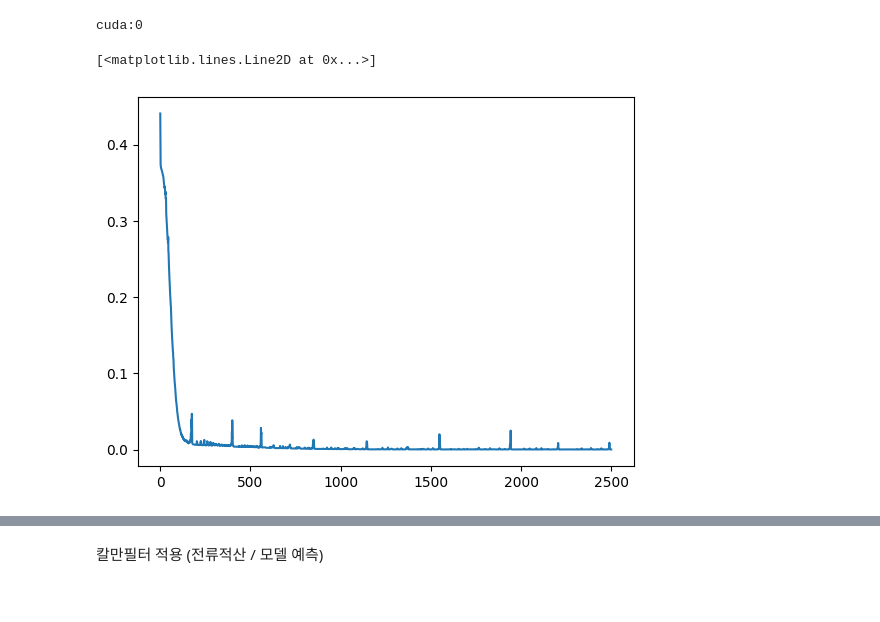
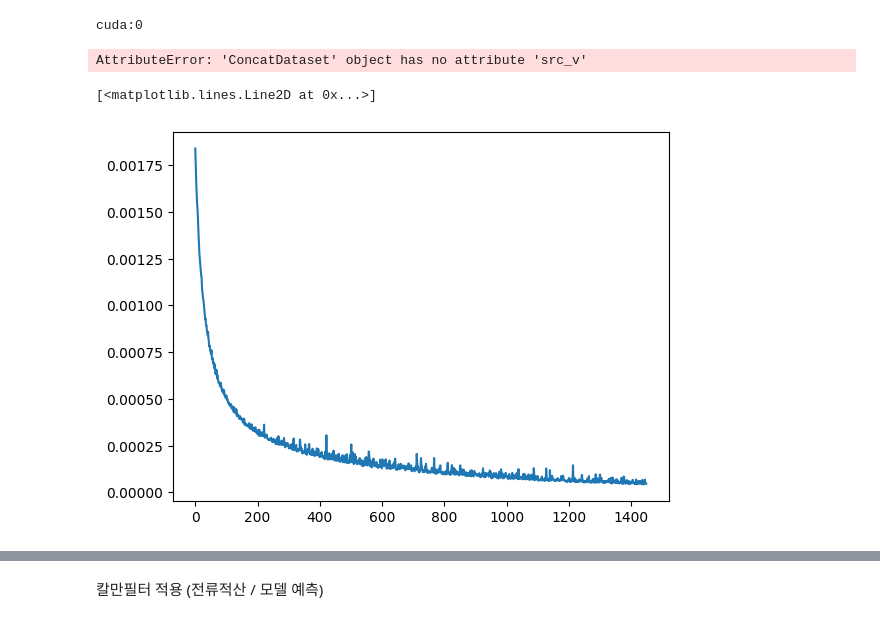
Before and after one commit to fertile04/HoHo, a Jupyter notebook: SOC_tf_0811/new_prac_tf(mul_data)(plan_1)(v,c)(1dcnn)(kalman).ipynb, the cells around one changed output, grey strips where cells are left out. Cells and saved outputs as stored; diff of their text form; code cells hidden in the pictures.

```diff
--- a/SOC_tf_0811/new_prac_tf(mul_data)(plan_1)(v,c)(1dcnn)(kalman).ipynb
+++ b/SOC_tf_0811/new_prac_tf(mul_data)(plan_1)(v,c)(1dcnn)(kalman).ipynb
@@ -143,21 +142,23 @@ class CustomDataset(Dataset):
         return self.length
 # %%
 train_dataset_1 = StrideDataset("DST_80.csv", 50, 20, 1919, stride=5)
-train_dataset_2 = StrideDataset("FUDS_80.csv", 50, 20, 2586, stride=5)
+train_dataset_2 = StrideDataset("US06_80.csv", 50, 20, 1207, stride=5)
 
 train_dataset = torch.utils.data.ConcatDataset([train_dataset_1, train_dataset_2])
 
 
 
-train_dataloader = DataLoader(train_dataset, batch_size=257, shuffle=False, drop_last=False)
-dataset_d = CustomDataset("US06_80.csv", 1207)
+train_dataloader = DataLoader(train_dataset, batch_size=257, shuffle=True, drop_last=False)
+# dataset_d = CustomDataset("DST_80.csv", 1919)
 # %%
 # plt.plot(train_dataset_1)
 # plt.show()
-# plt.plot(train_dataset.src_v.squeeze())
-# plt.show()
-# plt.plot(train_dataset.trg.squeeze())
-# plt.show()
+plt.plot(train_dataset.src_v.squeeze())
+plt.show()
+plt.plot(train_dataset.trg.squeeze())
+plt.show()
+# %% [output]
+AttributeError: 'ConcatDataset' object has no attribute 'src_v'
 # %%
 class TFModel(nn.Module):
     def __init__(self, d_model, nhead, nhid, nlayers, dropout=0.5):
@@ -202,14 +203,14 @@ class TFModel(nn.Module):
 
     #def forward(self, src, tgt, srcmask, tgtmask):
     def forward(self, src_v, src_c, tgt_s, srcmask, tgtmask):
-        #src_v = self.coder_in(src_v)
-        src_v = self.conv_in(src_v.transpose(2,1)).transpose(2,1)
+        src_v = self.coder_in(src_v)
+        # src_v = self.conv_in(src_v.transpose(2,1)).transpose(2,1)
         #src_v = self.linear_in(src_v)
         src_v = self.coder_pos(src_v)
 
         #src_c = self.coder_in(src_c)
-        src_c = self.conv_in(src_c.transpose(2,1)).transpose(2,1)
-        #src_c = self.linear_in(src_c)
+        # src_c = self.conv_in(src_c.transpose(2,1)).transpose(2,1)
+        src_c = self.linear_in(src_c)
         src_c = self.coder_pos(src_c)
 
         con_v = self.transformer_encoder(src_v.transpose(0,1), srcmask).transpose(0,1)
@@ -233,8 +234,8 @@ class TFModel(nn.Module):
 
         tgt = self.transformer_decoder(tgt_s.transpose(0,1), con.transpose(0,1)).transpose(0,1)
         #print(tgt.shape)
-        tgt = self.conv_out(tgt.transpose(2,1)).transpose(2,1)
-        #tgt = self.linear(tgt)
+        # tgt = self.conv_out(tgt.transpose(2,1)).transpose(2,1)
+        tgt = self.linear(tgt)
         #print(tgt.shape)
 
         return tgt
@@ -260,12 +261,12 @@ def gen_attention_mask(x):
     mask = torch.eq(x, 0)
     return mask
 # %%
-lr = 0.00003
+lr = 0.00005
 model = TFModel(500, 10, 256, 4, 0.1).to(device)
 criterion = nn.MSELoss()
 optimizer = torch.optim.AdamW(model.parameters(), lr=lr)
 # %%
-epoch = 2500
+epoch = 1500
 model.train()
 progress = tqdm(range(epoch))
 
@@ -313,8 +314,10 @@ for i in progress:
 
     # progress.set_description("{:0.5f}".format(batchloss.cpu().item() / len(train_dataloader)))#??
 # %%
-plt.plot(loss_arr, label="loss")
+plt.plot(loss_arr[50:1499], label="loss")
+# print(loss_arr[1500])
+# print(loss_arr[2400])
 # %% [output]
 [<matplotlib.lines.Line2D at 0x...>]
-[figure, old version]
+[figure, new version]
 # %%
```
Also changed, not shown: parts of 47 cells of this notebook, 2 other files.
